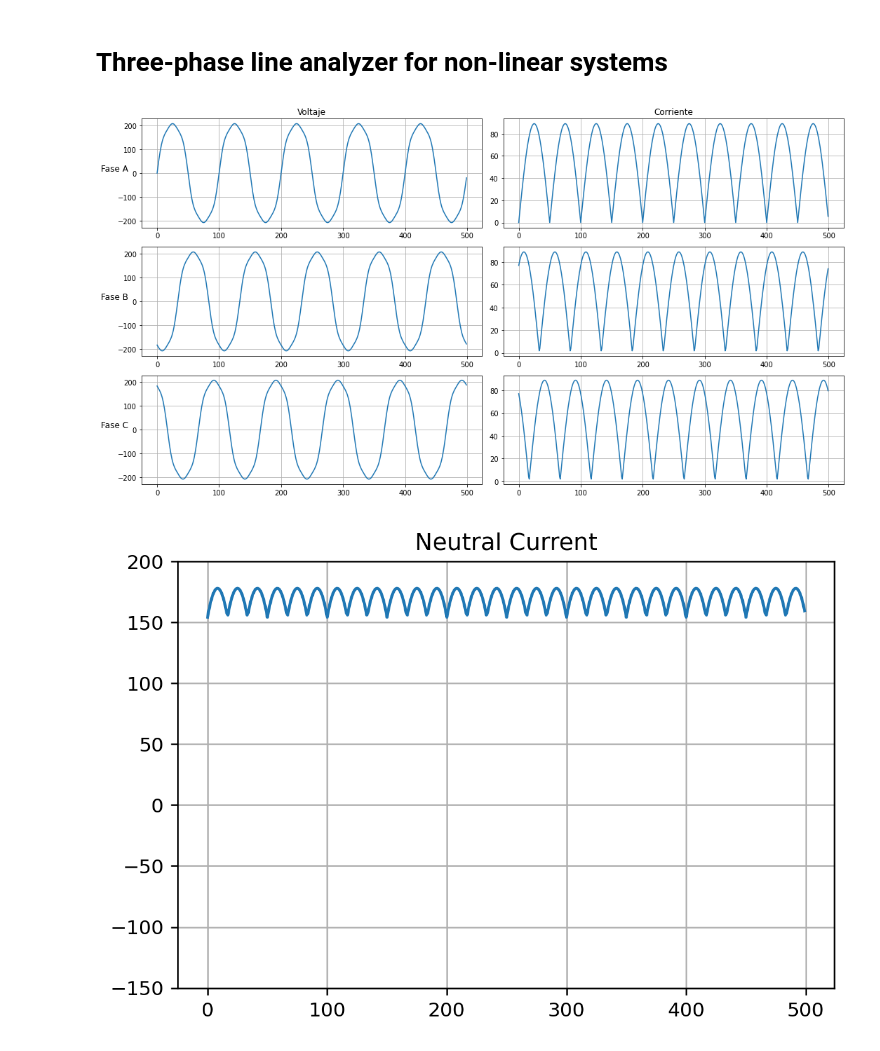
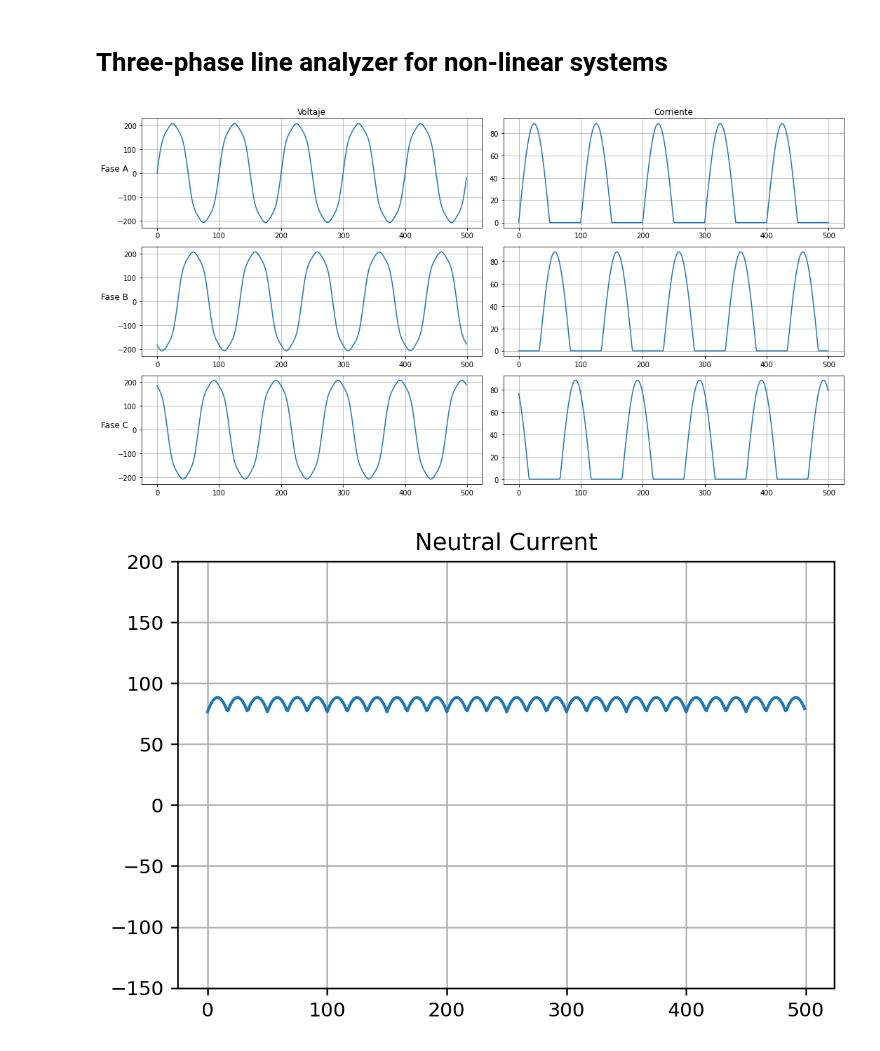
Before and after one commit to DnelZpt/line_analyzer, a Jupyter notebook: final_project.ipynb, the cells around one changed output. Saved outputs shown, nothing was run; the diff lists cells and outputs as text; code cells hidden in the pictures.

```diff
--- a/final_project.ipynb
+++ b/final_project.ipynb
@@ -48,10 +48,10 @@ def reactivePower(voltage, current):
 
     return Qf
 # %%
-system = DataGen(68)
+system = DataGen(69)
 system.plot()
 # %% [output]
-[figure, old version]
+[figure, new version]
 # %%
 voltages, currents = system.get_data()
 
@@ -85,7 +85,7 @@ plt.yticks(ticks)
 plt.grid()
 plt.show()
 # %% [output]
-[figure, old version]
+[figure, new version]
 # %%
 # Calculate the power of the system
 
```
Also changed, not shown: parts of 6 cells of this notebook.
